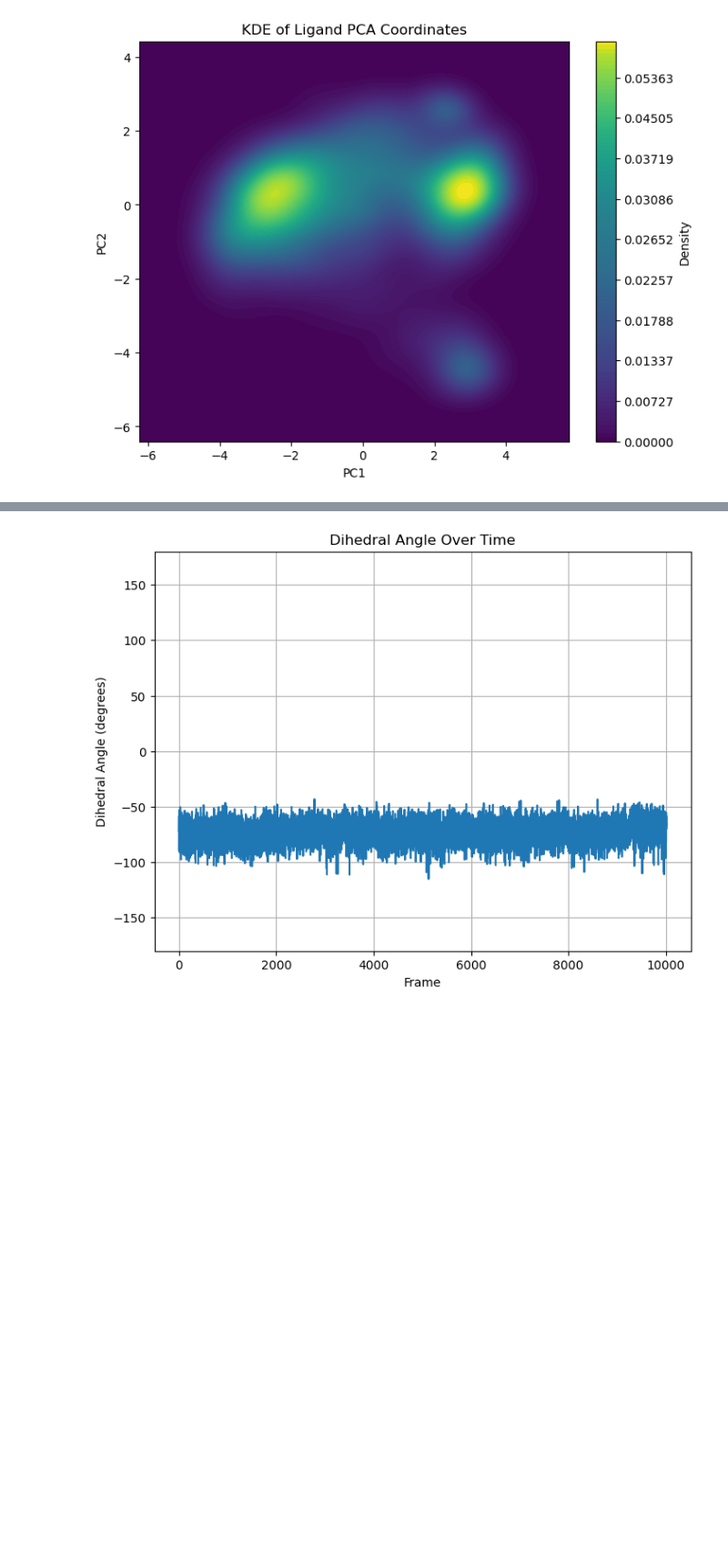
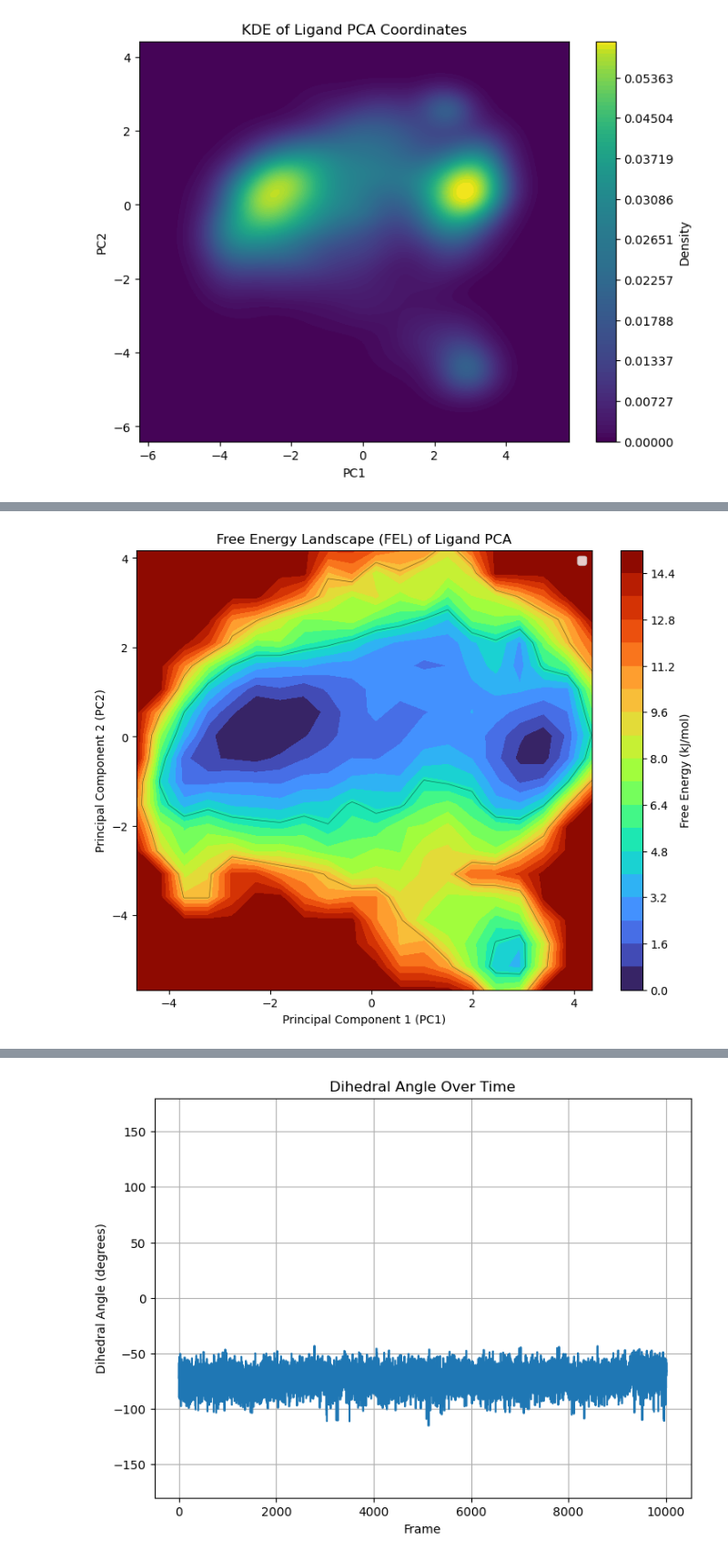
Before and after one commit to HaoLan-compchem/blog_03_12_2025, a Jupyter notebook: binary_complex/classic_binary_trj_analysis.ipynb, the cells around one changed output, grey strips where cells are left out. Shown at 91% size. Saved outputs shown, nothing was run; the diff lists cells and outputs as text; code cells hidden in the pictures; blank space fills up the shorter version.

```diff
--- a/binary_complex/classic_binary_trj_analysis.ipynb
+++ b/binary_complex/classic_binary_trj_analysis.ipynb
@@ -163,0 +261,4 @@ omm_traj_cont.save('openmm/NPT/all_processed.xtc')
+# %%
+data_map, hist, xedges, yedges = plot_ligand_fel(['clustering/merged.xtc'], 'clustering/complex_in_solvent.pdb', grid_bins=20, T=300, unit='kJ/mol', slice_step=1)
+# %% [output]
+[figure, added]
```
Also changed, not shown: parts of 14 cells of this notebook, 5 other files.
